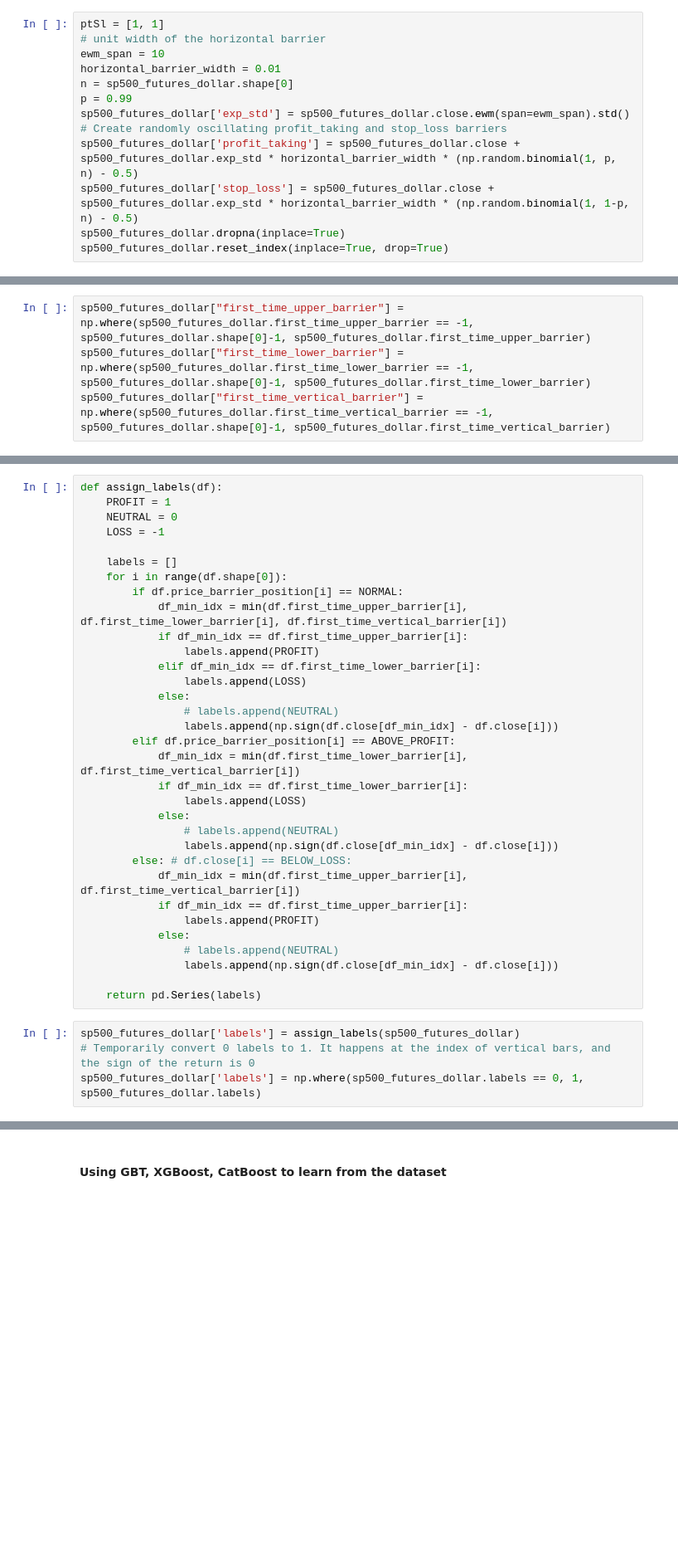
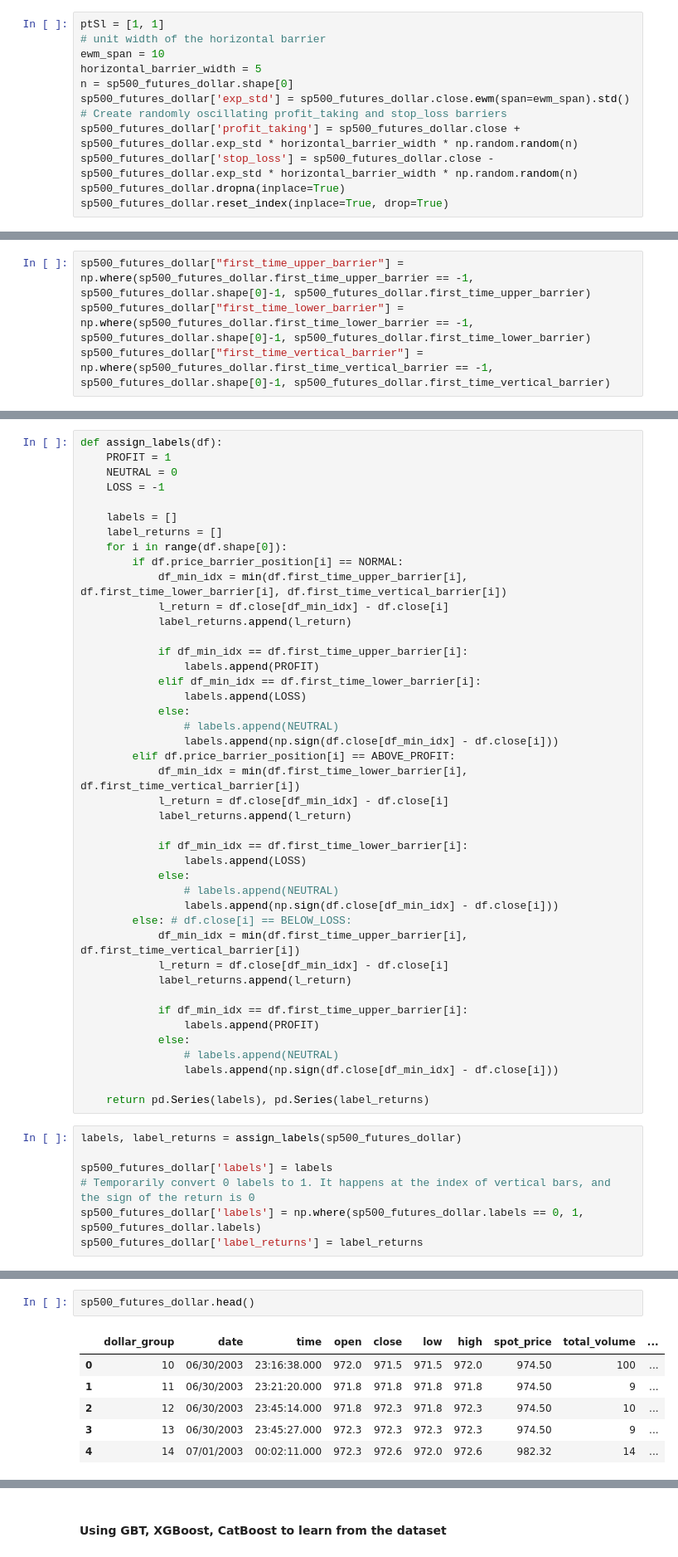
Before and after one commit to khoihd/AdvancesFinancialMachineLearning, a Jupyter notebook: chapter_3_4/chapter_3_4_problems.ipynb, the cells around one changed output, grey strips where cells are left out. Shown: that part at 83% size. Drawn from its saved outputs; the diff is of its cells as text; blank space fills up the shorter version.

Commit message:
Fix profit taking and stop loss values

```diff
--- a/chapter_3_4/chapter_3_4_problems.ipynb
+++ b/chapter_3_4/chapter_3_4_problems.ipynb
@@ -184,12 +184,11 @@ Compute the profit-taking and stop-loss barriers
 ptSl = [1, 1]
 # unit width of the horizontal barrier
 ewm_span = 10
-horizontal_barrier_width = 0.01
+horizontal_barrier_width = 5
 n = sp500_futures_dollar.shape[0]
-p = 0.99
 sp500_futures_dollar['exp_std'] = sp500_futures_dollar.close.ewm(span=ewm_span).std()
 # Create randomly oscillating profit_taking and stop_loss barriers
-sp500_futures_dollar['profit_taking'] = sp500_futures_dollar.close + sp500_futures_dollar.exp_std * horizontal_barrier_width * (np.random.binomial(1, p, n) - 0.5)
-sp500_futures_dollar['stop_loss'] = sp500_futures_dollar.close + sp500_futures_dollar.exp_std * horizontal_barrier_width * (np.random.binomial(1, 1-p, n) - 0.5)
+sp500_futures_dollar['profit_taking'] = sp500_futures_dollar.close + sp500_futures_dollar.exp_std * horizontal_barrier_width * np.random.random(n)
+sp500_futures_dollar['stop_loss'] = sp500_futures_dollar.close - sp500_futures_dollar.exp_std * horizontal_barrier_width * np.random.random(n)
 sp500_futures_dollar.dropna(inplace=True)
 sp500_futures_dollar.reset_index(inplace=True, drop=True)
@@ -246,9 +262,13 @@ def assign_labels(df):
     LOSS = -1
 
     labels = []
+    label_returns = []
     for i in range(df.shape[0]):
         if df.price_barrier_position[i] == NORMAL:
             df_min_idx = min(df.first_time_upper_barrier[i], df.first_time_lower_barrier[i], df.first_time_vertical_barrier[i])
+            l_return = df.close[df_min_idx] - df.close[i]
+            label_returns.append(l_return)
+
             if df_min_idx == df.first_time_upper_barrier[i]:
                 labels.append(PROFIT)
             elif df_min_idx == df.first_time_lower_barrier[i]:
@@ -258,6 +278,9 @@ def assign_labels(df):
                 labels.append(np.sign(df.close[df_min_idx] - df.close[i]))
         elif df.price_barrier_position[i] == ABOVE_PROFIT:
             df_min_idx = min(df.first_time_lower_barrier[i], df.first_time_vertical_barrier[i])
+            l_return = df.close[df_min_idx] - df.close[i]
+            label_returns.append(l_return)
+
             if df_min_idx == df.first_time_lower_barrier[i]:
                 labels.append(LOSS)
             else:
@@ -265,17 +288,23 @@ def assign_labels(df):
                 labels.append(np.sign(df.close[df_min_idx] - df.close[i]))
         else: # df.close[i] == BELOW_LOSS:
             df_min_idx = min(df.first_time_upper_barrier[i], df.first_time_vertical_barrier[i])
+            l_return = df.close[df_min_idx] - df.close[i]
+            label_returns.append(l_return)
+
             if df_min_idx == df.first_time_upper_barrier[i]:
                 labels.append(PROFIT)
             else:
                 # labels.append(NEUTRAL)
                 labels.append(np.sign(df.close[df_min_idx] - df.close[i]))
 
-    return pd.Series(labels)
+    return pd.Series(labels), pd.Series(label_returns)
 # %%
-sp500_futures_dollar['labels'] = assign_labels(sp500_futures_dollar)
+labels, label_returns = assign_labels(sp500_futures_dollar)
+
+sp500_futures_dollar['labels'] = labels
 # Temporarily convert 0 labels to 1. It happens at the index of vertical bars, and the sign of the return is 0
 sp500_futures_dollar['labels'] = np.where(sp500_futures_dollar.labels == 0, 1, sp500_futures_dollar.labels)
+sp500_futures_dollar['label_returns'] = label_returns
 # %%
 sp500_futures_dollar['labels'].value_counts()
 # %% [output]
@@ -285 +314,10 @@ labels
 Name: count, dtype: int64
+# %%
+sp500_futures_dollar.head()
+# %% [output]
+|  | dollar_group | date | time | open | close | low | high | spot_price | total_volume | ... |
+| 0 | 10 | 06/30/2003 | 23:16:38.000 | 972.0 | 971.5 | 971.5 | 972.0 | 974.50 | 100 | ... |
+| 1 | 11 | 06/30/2003 | 23:21:20.000 | 971.8 | 971.8 | 971.8 | 971.8 | 974.50 | 9 | ... |
+| 2 | 12 | 06/30/2003 | 23:45:14.000 | 971.8 | 972.3 | 971.8 | 972.3 | 974.50 | 10 | ... |
+| 3 | 13 | 06/30/2003 | 23:45:27.000 | 972.3 | 972.3 | 972.3 | 972.3 | 974.50 | 9 | ... |
+| 4 | 14 | 07/01/2003 | 00:02:11.000 | 972.3 | 972.6 | 972.0 | 972.6 | 982.32 | 14 | ... |
```
Also changed, not shown: parts of 9 cells of this notebook, 4 other files.
